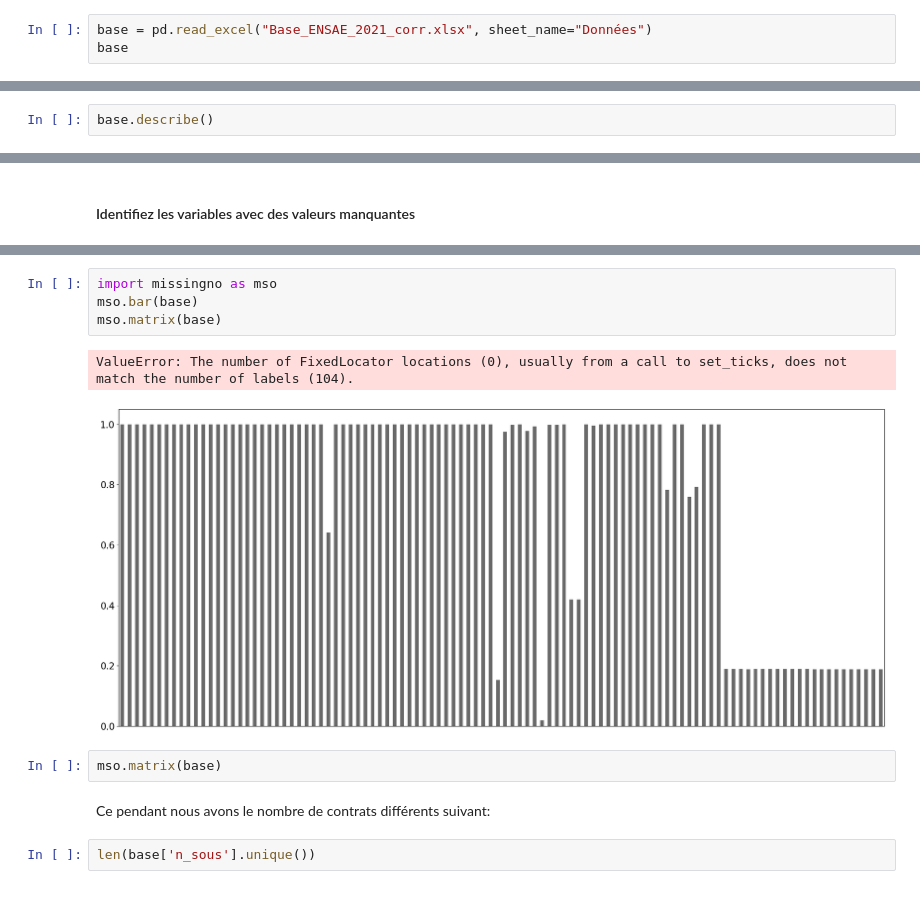
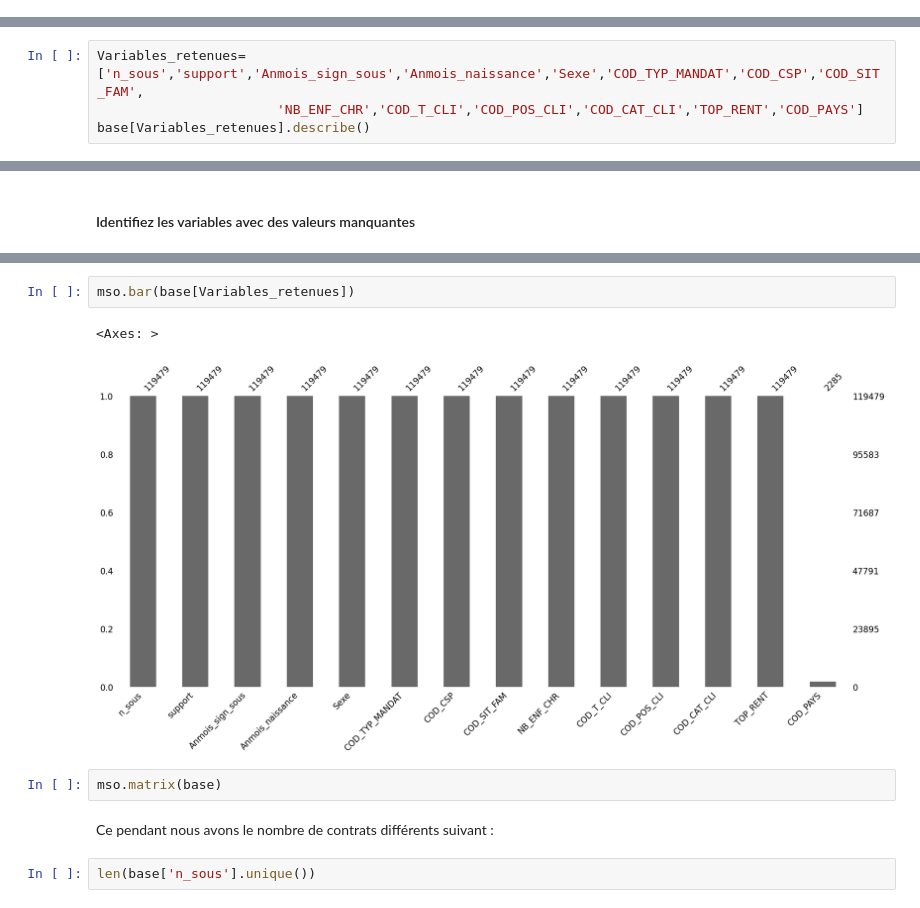
Before and after one commit to afonkou01/Arbitrage_Vie_BNP_Cardif, a Jupyter notebook: Avancement notebook - BNP Cardif_version.ipynb, the cells around one changed output, grey strips where cells are left out. Cells and saved outputs as stored; diff of their text form.

```diff
--- a/Avancement notebook - BNP Cardif_version.ipynb
+++ b/Avancement notebook - BNP Cardif_version.ipynb
@@ -210,6 +168,3 @@ base_multisupport['r_FG_a'].nunique()
 # DESCRIPTION DE LA BASE DE DONNEES
 
 ### 1. Aperçu général de la base de données :
-# %%
-base = pd.read_excel("Base_ENSAE_2021_corr.xlsx", sheet_name="Données")
-base
@@ -262,5 +215,7 @@ Length: 104, dtype: object
 # %% [markdown]
 #### Statistiques descriptives de base :
 # %%
-base.describe()
+Variables_retenues=['n_sous','support','Anmois_sign_sous','Anmois_naissance','Sexe','COD_TYP_MANDAT','COD_CSP','COD_SIT_FAM',
+                       'NB_ENF_CHR','COD_T_CLI','COD_POS_CLI','COD_CAT_CLI','TOP_RENT','COD_PAYS']
+base[Variables_retenues].describe()
 # %% [output]
@@ -303,14 +261,12 @@ dtype: int64
 # %%
-import missingno as mso
-mso.bar(base)
-mso.matrix(base)
+mso.bar(base[Variables_retenues])
 # %% [output]
-ValueError: The number of FixedLocator locations (0), usually from a call to set_ticks, does not match the number of labels (104).
+<Axes: >
-[figure, old version]
+[figure, new version]
 # %%
 mso.matrix(base)
 # %% [markdown]
-Ce pendant nous avons le nombre de contrats différents suivant:
+Ce pendant nous avons le nombre de contrats différents suivant :
 # %%
 len(base['n_sous'].unique())
 # %% [output]
```
Also changed, not shown: parts of 58 cells of this notebook, 1 other file.
